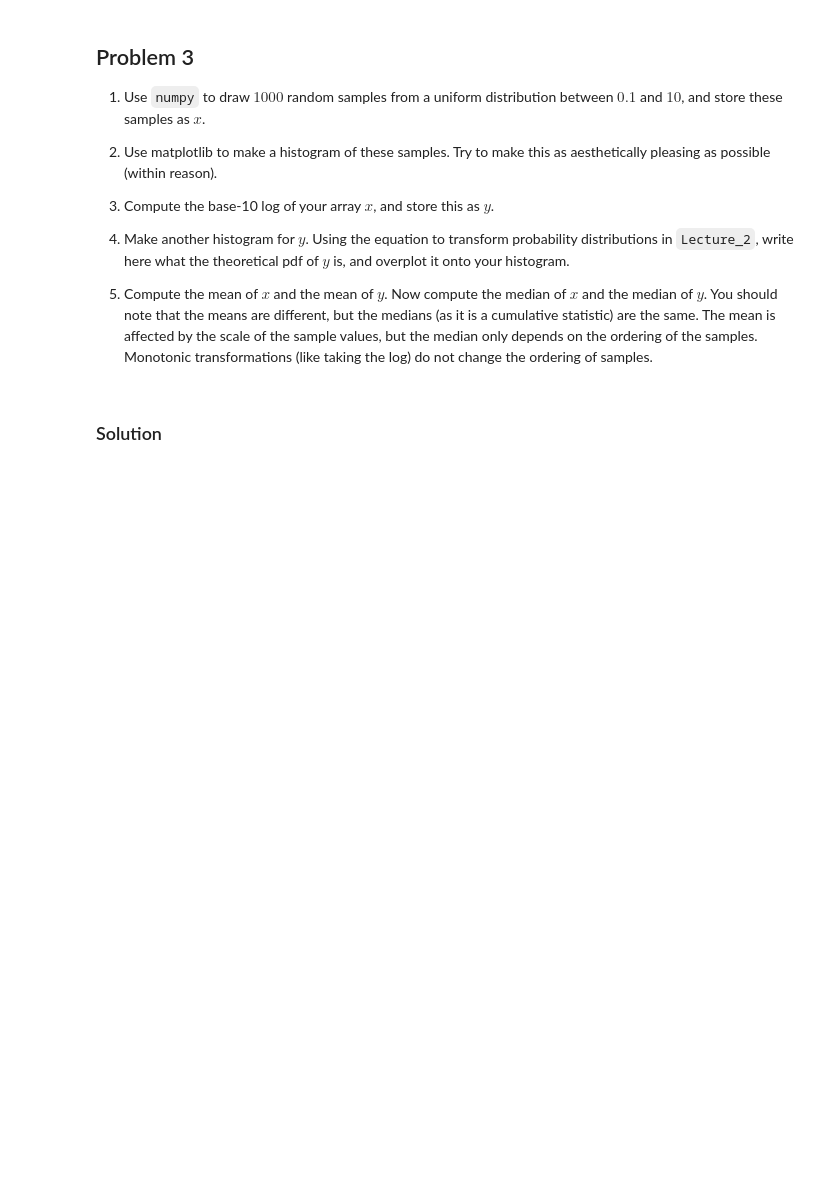
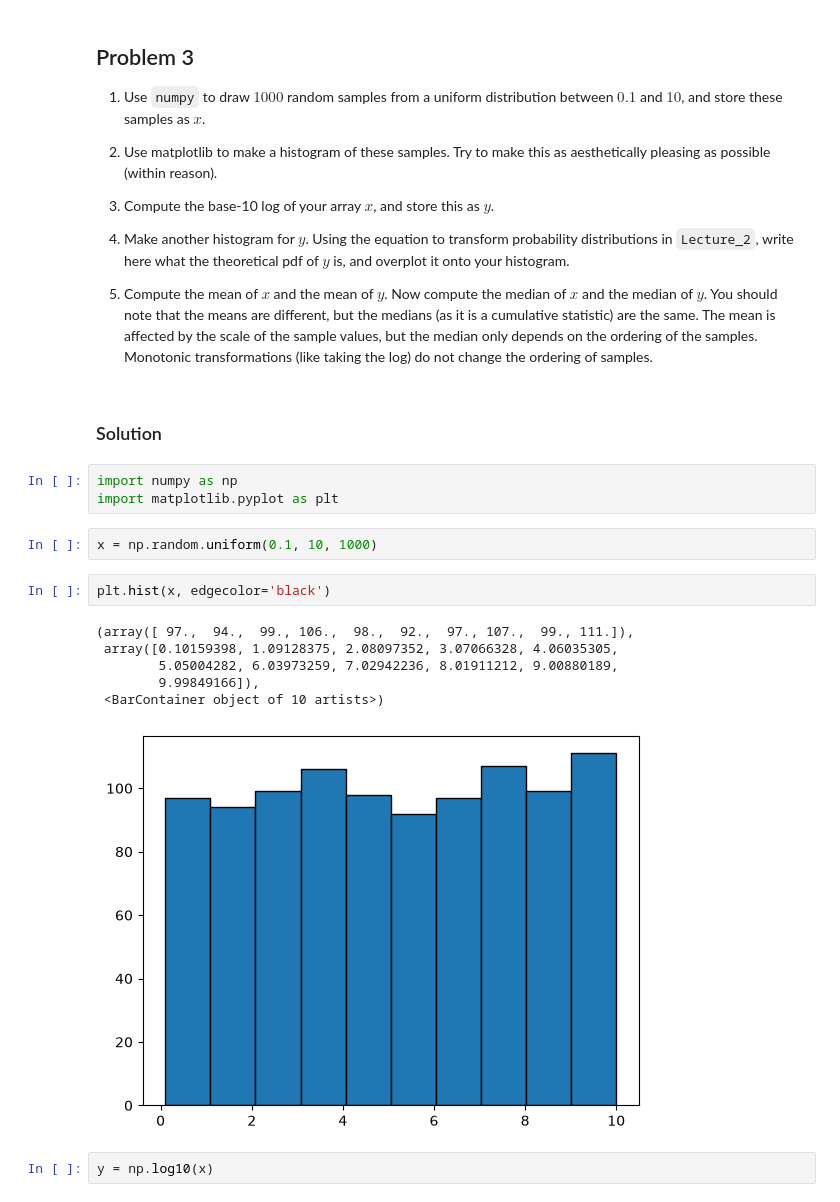
Before and after one commit to NihanPol/astrostats_ttu_fall26, a Jupyter notebook: coursework/student_folders/sydney_fowler/homework/hw1_SydneyFowler.ipynb, the cells around one changed output. Cells and saved outputs as stored; diff of their text form; blank space fills up the shorter version.

```diff
--- a/coursework/student_folders/sydney_fowler/homework/hw1_SydneyFowler.ipynb
+++ b/coursework/student_folders/sydney_fowler/homework/hw1_SydneyFowler.ipynb
@@ -90,3 +98,19 @@ Either write your solution as Markdown/Latex below, or paste in a scanned image
 5) Compute the mean of $x$ and the mean of $y$. Now compute the median of $x$ and the median of $y$. You should note that the means are different, but the medians (as it is a cumulative statistic) are the same. The mean is affected by the scale of the sample values, but the median only depends on the ordering of the samples. Monotonic transformations (like taking the log) do not change the ordering of samples.
 # %% [markdown]
 ### Solution
+# %%
+import numpy as np
+import matplotlib.pyplot as plt
+# %%
+x = np.random.uniform(0.1, 10, 1000)
+# %%
+plt.hist(x, edgecolor='black')
+# %% [output]
+(array([ 97.,  94.,  99., 106.,  98.,  92.,  97., 107.,  99., 111.]),
+ array([0.10159398, 1.09128375, 2.08097352, 3.07066328, 4.06035305,
+        5.05004282, 6.03973259, 7.02942236, 8.01911212, 9.00880189,
+        9.99849166]),
+ <BarContainer object of 10 artists>)
+[figure, added]
+# %%
+y = np.log10(x)
```
Also changed, not shown: parts of 7 cells of this notebook.
